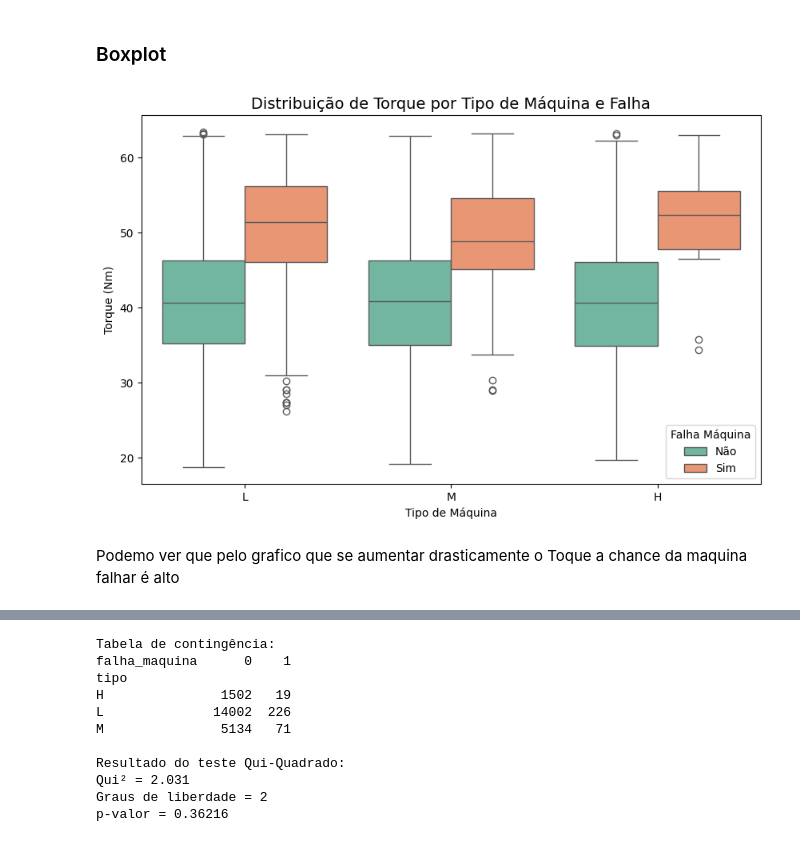
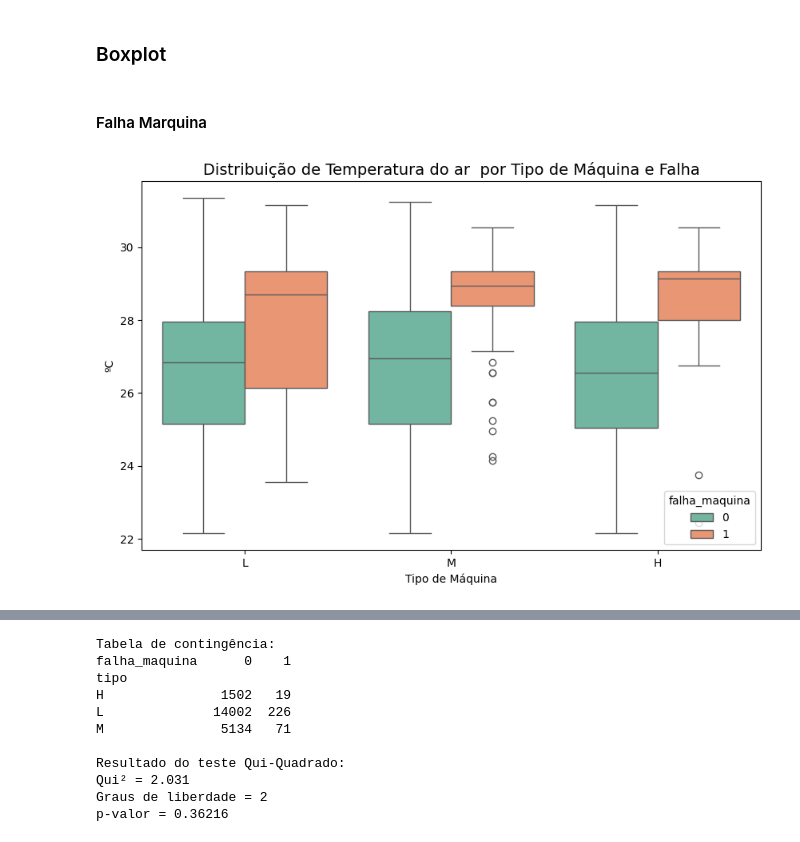
Before and after one commit to devryoshio/fiesc, a Jupyter notebook: Bootcamp Ciência de Dados e Inteligência Artificial.ipynb, the cells around one changed output, grey strips where cells are left out. Drawn from its saved outputs; the diff is of its cells as text; code cells hidden in the pictures.

Commit message:
finalizado analise de boxplot

```diff
--- a/Bootcamp Ciência de Dados e Inteligência Artificial.ipynb
+++ b/Bootcamp Ciência de Dados e Inteligência Artificial.ipynb
@@ -841,27 +841,33 @@ Observações:
 - A umidade do ar mostrou inrrelevante .
 # %% [markdown]
 ### Boxplot
+# %%
+def plot_boxplot(df, x_col, y_col, hue_col=None, title=None, xlabel=None, ylabel=None):
+    plt.figure(figsize=(10,6))
+    ax = sns.boxplot(
+        data=df,
+        x=x_col,
+        y=y_col,
+        hue=hue_col,
+        palette="Set2"
+    )
+
+    # Título e labels
+    plt.title(title if title else f"Distribuição de {y_col} por {x_col}", fontsize=14)
+    plt.xlabel(xlabel if xlabel else x_col)
+    plt.ylabel(ylabel if ylabel else y_col)
+
+    # Ajusta legenda, se houver hue
+    if hue_col:
+        handles, labels = ax.get_legend_handles_labels()
+        plt.legend(handles, labels, title=hue_col)
+
+    plt.show()
+# %% [markdown]
+####  Falha Marquina
 # %%
-plt.figure(figsize=(10,6))
-sns.boxplot(
-    data=df,
-    x="tipo",                # categoria (L/M/H)
-    y="torque",              # variável contínua
-    hue="falha_maquina",     # agora já mapeado para Sim/Não
-    palette="Set2"
-)
-
-plt.title("Distribuição de Torque por Tipo de Máquina e Falha", fontsize=14)
-plt.xlabel("Tipo de Máquina")
-plt.ylabel("Torque (Nm)")
-plt.legend(title="Falha Maquina")
-
-# Ajusta legenda manualmente
-handles, _ = ax.get_legend_handles_labels()
-plt.legend(handles, ["Não", "Sim"], title="Falha Máquina")
-
-plt.show()
+plot_boxplot(df, x_col="tipo", y_col="temperatura_ar", hue_col="falha_maquina",
+             title="Distribuição de Temperatura do ar  por Tipo de Máquina e Falha",
+             xlabel="Tipo de Máquina", ylabel="ºC")
 # %% [output]
-[figure, old version]
+[figure, new version]
-# %% [markdown]
-Podemo ver que pelo grafico que se aumentar drasticamente o Toque a chance da maquina falhar é alto
```
Also changed, not shown: parts of 37 cells of this notebook.
